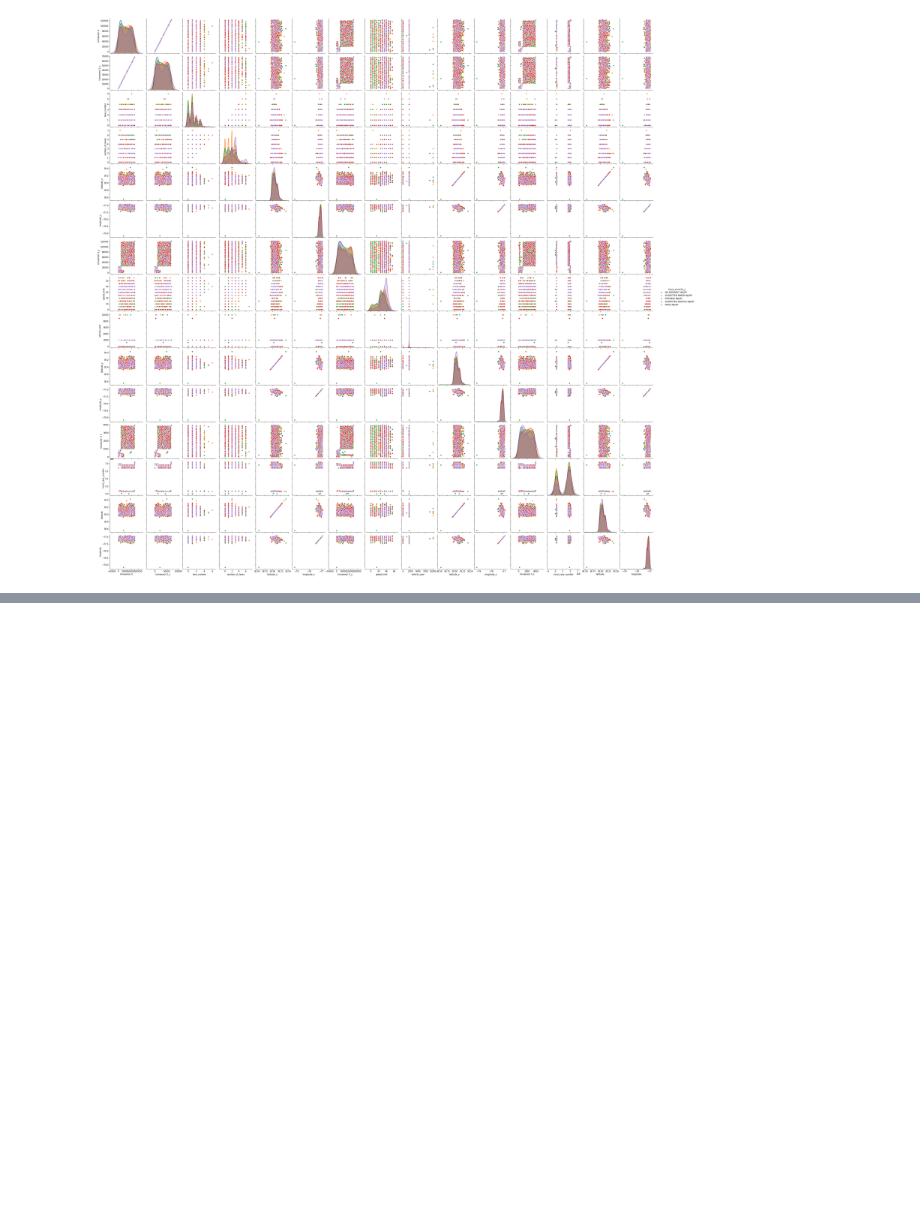
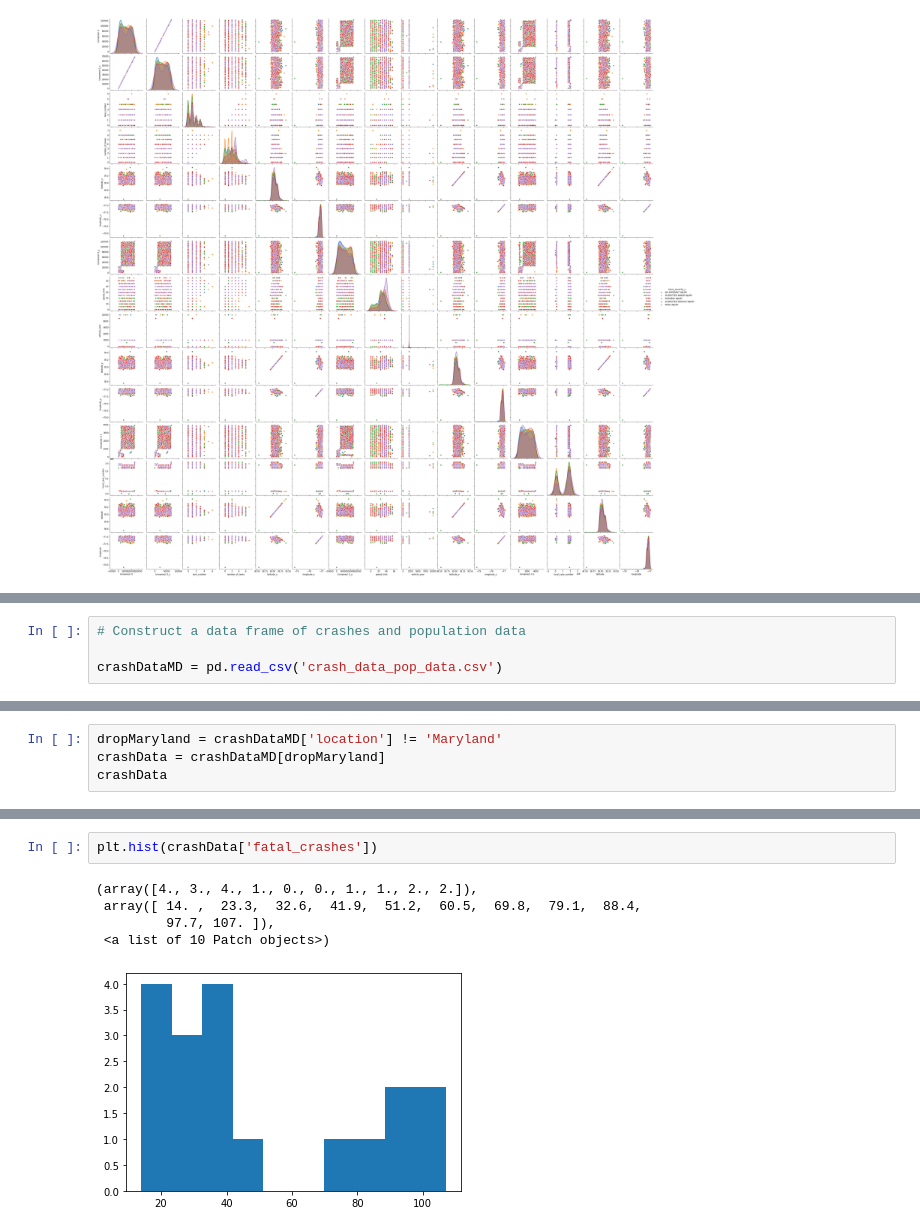
Before and after one commit to MEGlantz/Data205, a Jupyter notebook: StatisticalAnalysis.ipynb, the cells around one changed output, grey strips where cells are left out. Cells and saved outputs as stored; diff of their text form; blank space fills up the shorter version.

Commit message:
added more analysis and created new data file

```diff
--- a/StatisticalAnalysis.ipynb
+++ b/StatisticalAnalysis.ipynb
@@ -134,0 +250,4 @@ sns.pairplot(moCoDetails, hue = "injury_severity_y", height = 2.5)
+# %%
+# Construct a data frame of crashes and population data
+
+crashDataMD = pd.read_csv('crash_data_pop_data.csv')
@@ -134,0 +274,4 @@ sns.pairplot(moCoDetails, hue = "injury_severity_y", height = 2.5)
+# %%
+dropMaryland = crashDataMD['location'] != 'Maryland'
+crashData = crashDataMD[dropMaryland]
+crashData
@@ -134,0 +296,8 @@ sns.pairplot(moCoDetails, hue = "injury_severity_y", height = 2.5)
+# %%
+plt.hist(crashData['fatal_crashes'])
+# %% [output]
+(array([4., 3., 4., 1., 0., 0., 1., 1., 2., 2.]),
+ array([ 14. ,  23.3,  32.6,  41.9,  51.2,  60.5,  69.8,  79.1,  88.4,
+         97.7, 107. ]),
+ <a list of 10 Patch objects>)
+[figure, added]
```
Also changed, not shown: parts of 29 cells of this notebook, 1 other file.
